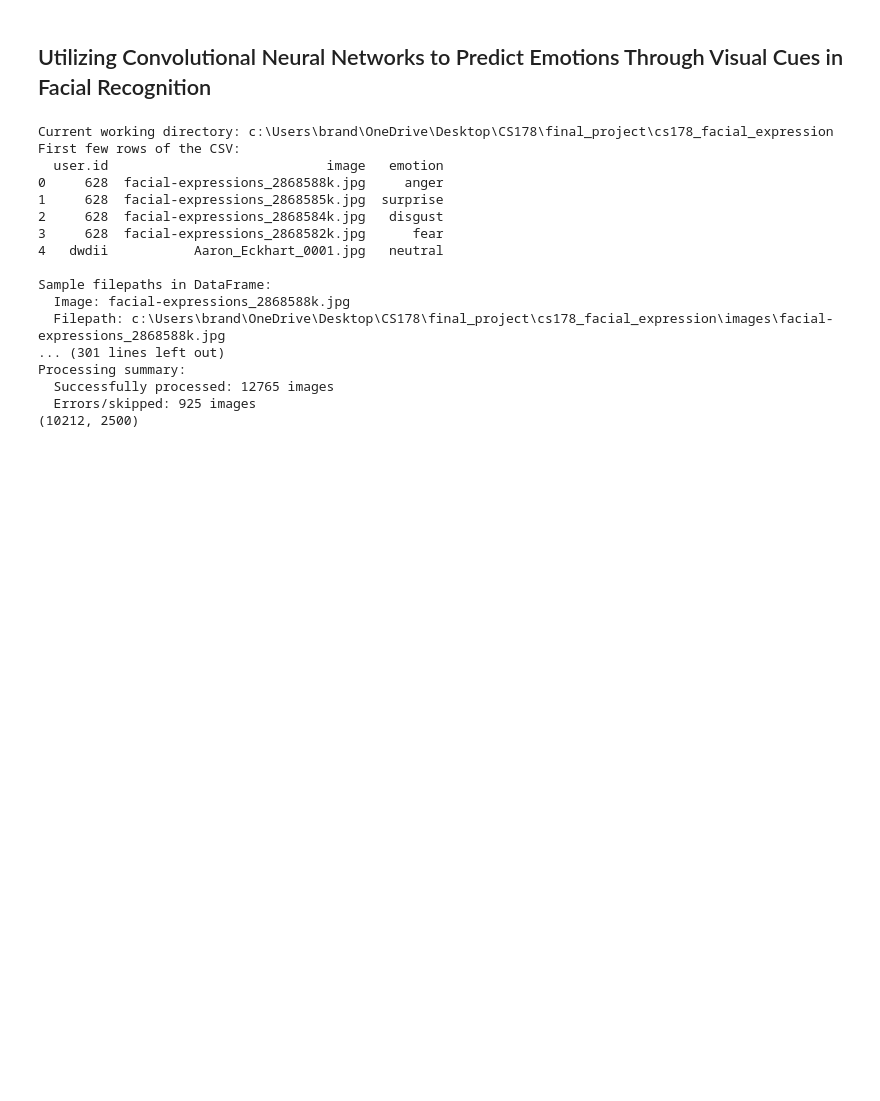
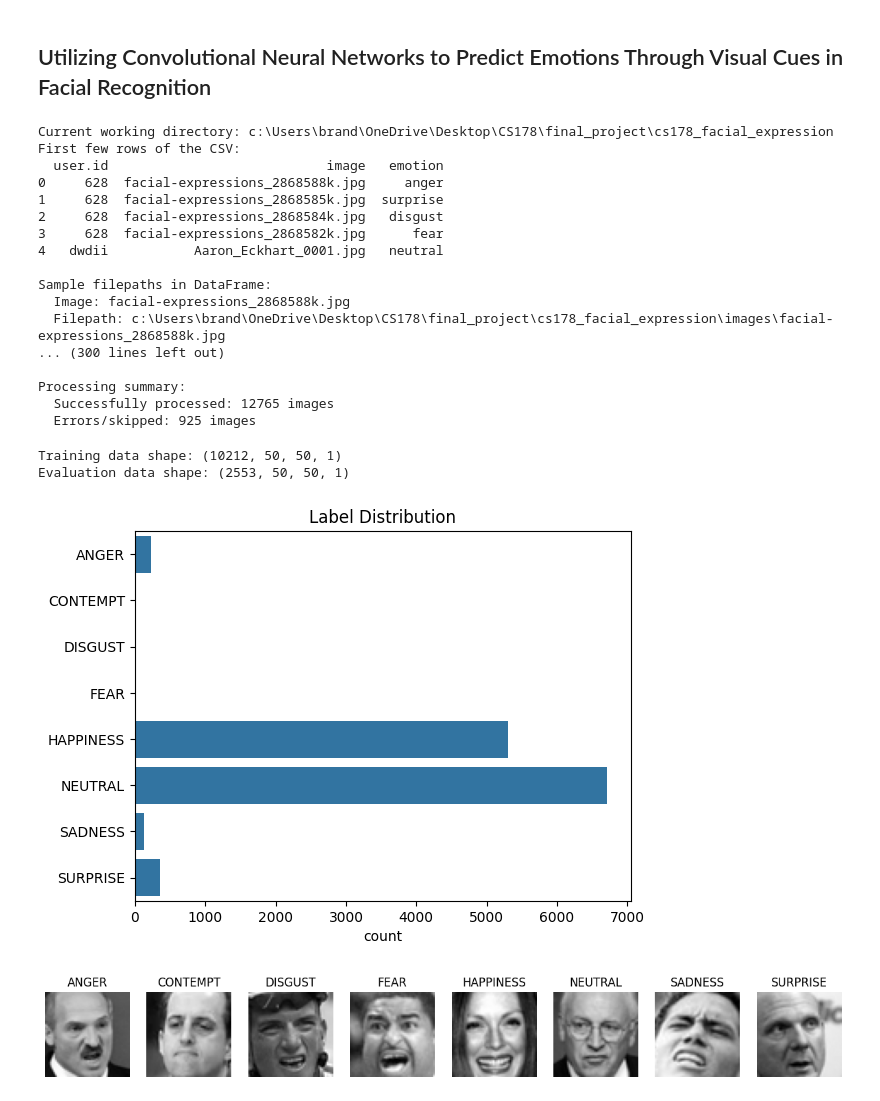
Before and after one commit to brndonsun/cs178_facial_expression, a Jupyter notebook: data_observation.ipynb, the cells around one changed output. Saved outputs shown, nothing was run; the diff lists cells and outputs as text; code cells hidden in the pictures; blank space fills up the shorter version.

Commit message:
CNN is working. Added some data visualization.

```diff
--- a/data_observation.ipynb
+++ b/data_observation.ipynb
@@ -15,8 +15,7 @@ from data_load import convert_data
 seed = 42
 images, labels, classes, filepaths = convert_data()
 Xtrain, Xval, Ytrain, Yval = train_test_split(images, labels, test_size=0.2, random_state=seed)
-print(Xtrain.shape)
-print(Xval.shape)
+
 num_classes = len(Ytrain)
 # %% [output]
 Current working directory: c:\Users\brand\OneDrive\Desktop\CS178\final_project\cs178_facial_expression
@@ -31,11 +30,42 @@ First few rows of the CSV:
 Sample filepaths in DataFrame:
   Image: facial-expressions_2868588k.jpg
   Filepath: c:\Users\brand\OneDrive\Desktop\CS178\final_project\cs178_facial_expression\images\facial-expressions_2868588k.jpg
-... (301 lines left out)
+... (300 lines left out)
+
 Processing summary:
   Successfully processed: 12765 images
   Errors/skipped: 925 images
-(10212, 2500)
+# %%
+import seaborn as sns
+#visualization
+print(f"Training data shape: {Xtrain.shape}")
+print(f"Evaluation data shape: {Xval.shape}")
+
+sns.countplot(y=labels)
+plt.title('Label Distribution')
+plt.yticks(ticks=range(len(classes)), labels=classes)  # Custom labels
+
+plt.show()
+
+unique_labels = np.unique(labels)
+plt.figure(figsize=(15, 10))
+
+# Plot one image for each label
+for i, label in enumerate(unique_labels):
+
+    idx = np.where(labels == label)[0][0]
+    plt.subplot(1, len(unique_labels), i + 1)
+
+    plt.imshow(images[idx], cmap='gray')
+    plt.axis('off')
+    plt.title(classes[label])
+
+plt.show()
+# %% [output]
+Training data shape: (10212, 50, 50, 1)
+Evaluation data shape: (2553, 50, 50, 1)
+[figure, added]
+[figure, added]
 # %%
 from tensorflow.keras import layers, models
 # %%
```
Also changed, not shown: parts of 1 cell of this notebook, 1 other file.
